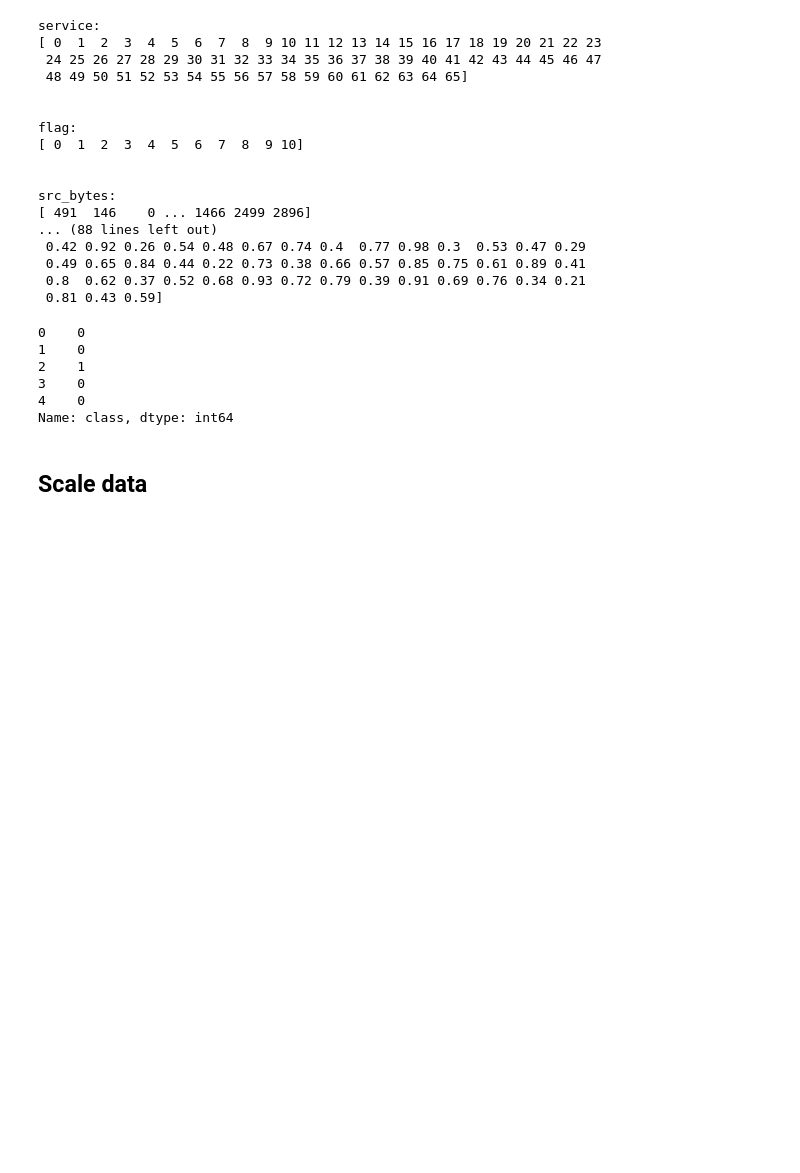
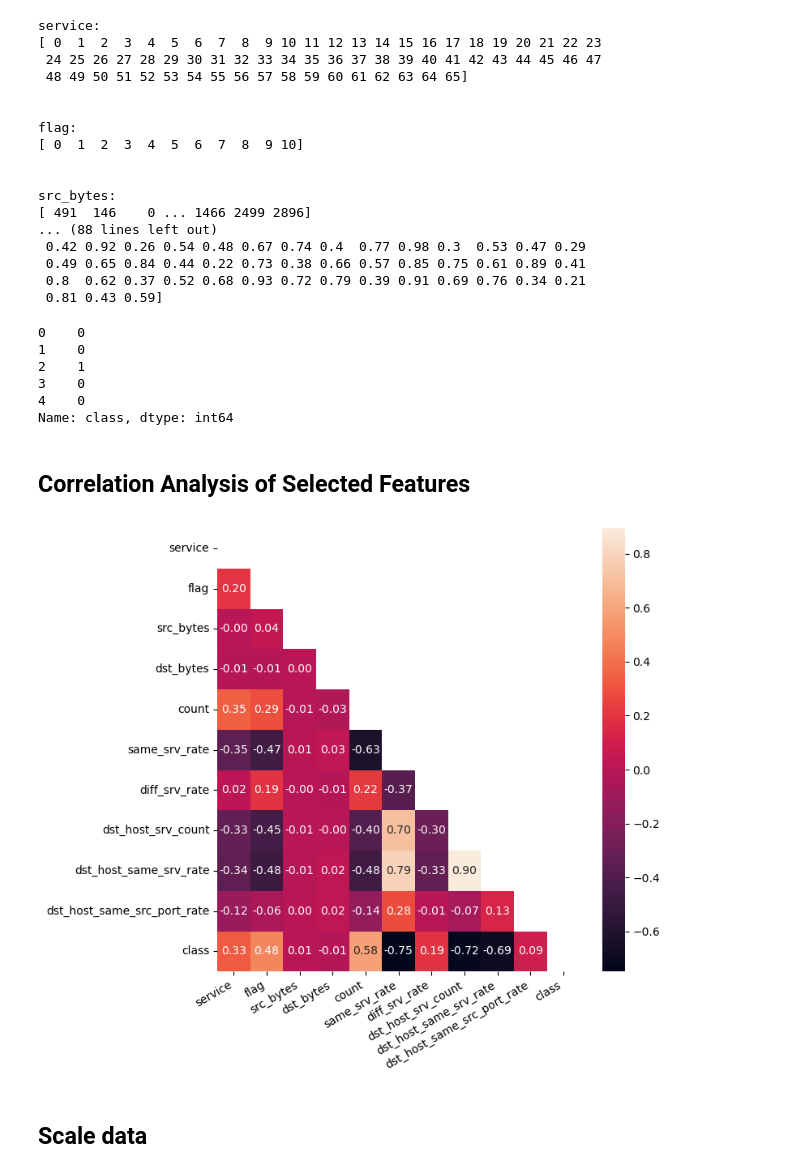
Before and after one commit to SimeonDee/ids-ibr, a Jupyter notebook: model_dev/network-intrusion-detection.ipynb, the cells around one changed output. Saved outputs shown, nothing was run; the diff lists cells and outputs as text; code cells hidden in the pictures; blank space fills up the shorter version.

Commit message:
added correlation analysis for selected features to notebook file

```diff
--- a/model_dev/network-intrusion-detection.ipynb
+++ b/model_dev/network-intrusion-detection.ipynb
@@ -368,6 +368,10 @@ Index(['service', 'flag', 'src_bytes', 'dst_bytes', 'count', 'same_srv_rate',
        'diff_srv_rate', 'dst_host_srv_count', 'dst_host_same_srv_rate',
        'dst_host_same_src_port_rate'],
       dtype='object')
+# %%
+selected_features = ['service', 'flag', 'src_bytes', 'dst_bytes', 'count', 'same_srv_rate',
+       'diff_srv_rate', 'dst_host_srv_count', 'dst_host_same_srv_rate',
+       'dst_host_same_src_port_rate']
 # %%
 # train['src_bytes']
 # %%
@@ -444,6 +448,23 @@ Y_train.head()
 3    0
 4    0
 Name: class, dtype: int64
+# %% [markdown]
+## Correlation Analysis of Selected Features
+# %%
+
+plt.figure(figsize=(8,7))
+
+corr = pd.concat([X_train,Y_train], axis=1).corr()
+
+# Creating mask for upper triangle
+mask = np.triu(np.ones_like(corr, dtype=bool))
+
+# Ploting the heatmap
+sns.heatmap(corr, annot=True, fmt=".2f", mask=mask)
+plt.xticks(rotation=30, ha="right")
+plt.tight_layout()
+# %% [output]
+[figure, added]
 # %% [markdown]
 ## Scale data
 # %%
```
